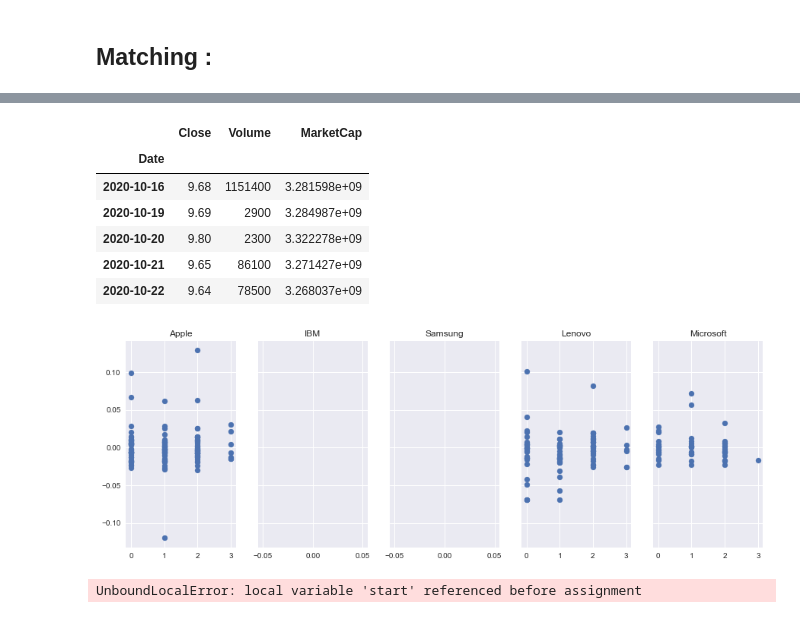
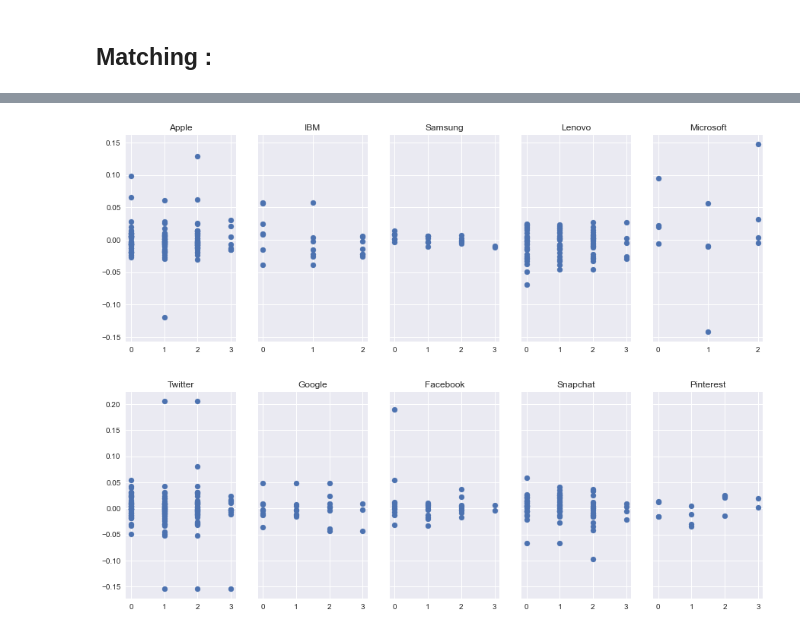
Before and after one commit to LobsterChampage/ada-2021-project-madagascar, a Jupyter notebook: Observational study t-test.ipynb, the cells around one changed output, grey strips where cells are left out. Cells and saved outputs as stored; diff of their text form; code cells hidden in the pictures.

```diff
--- a/Observational study t-test.ipynb
+++ b/Observational study t-test.ipynb
@@ -249,13 +245,3 @@ paypal_c = {'PayPal' : stock_history('PayPal', first_date, '2021-01-01'),
-# %%
-stock_history('Payoneer', first_date, '2021-01-01').head(5)
-# %% [output]
-|  | Close | Volume | MarketCap |
-| Date |  |  |  |
-| 2020-10-16 | 9.68 | 1151400 | 3.281598e+09 |
-| 2020-10-19 | 9.69 | 2900 | 3.284987e+09 |
-| 2020-10-20 | 9.80 | 2300 | 3.322278e+09 |
-| 2020-10-21 | 9.65 | 86100 | 3.271427e+09 |
-| 2020-10-22 | 9.64 | 78500 | 3.268037e+09 |
 # %%
 def hist_from_hist(hist, start_date, end_date):
     internal_np = []
@@ -315,9 +308,9 @@ def change_distributions(company_match, company_c):
 # %%
-change_distributions(apple_match, apple_c)
+apple_dist = change_distributions(apple_match, apple_c)
 # %% [output]
-[figure, old version]
+[figure, new version]
 # %%
-change_distributions(twitter_match, twitter_c)
+twitter_dist = change_distributions(twitter_match, twitter_c)
 # %% [output]
-UnboundLocalError: local variable 'start' referenced before assignment
+[figure, added]
 # %%
```
Also changed, not shown: parts of 35 cells of this notebook, 1 other file.
